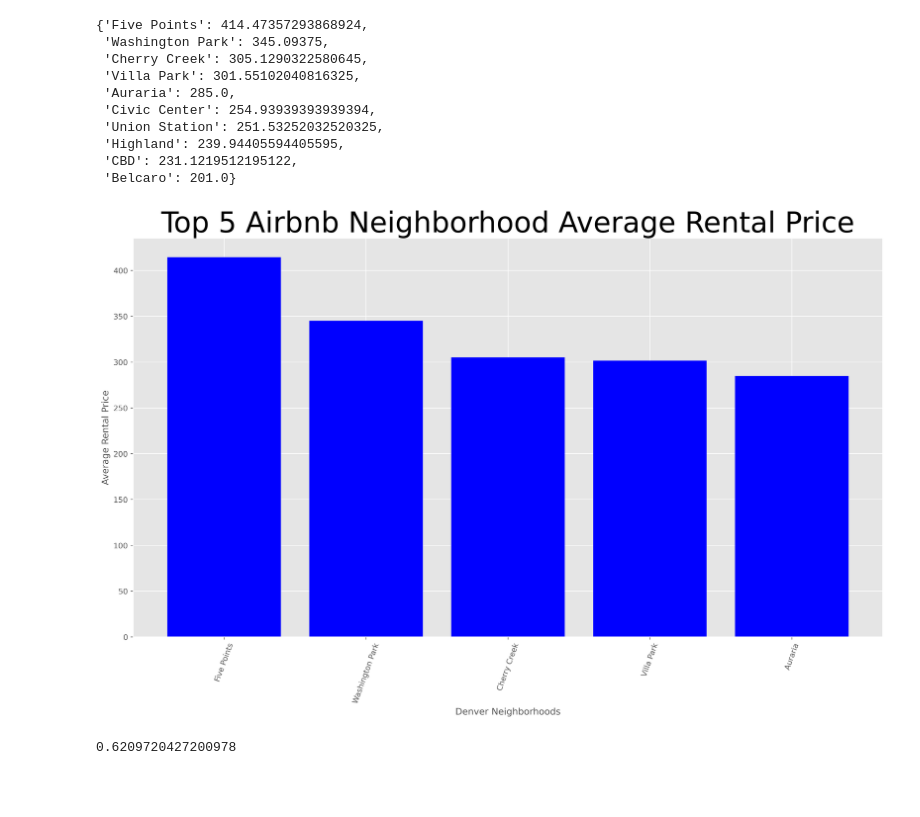
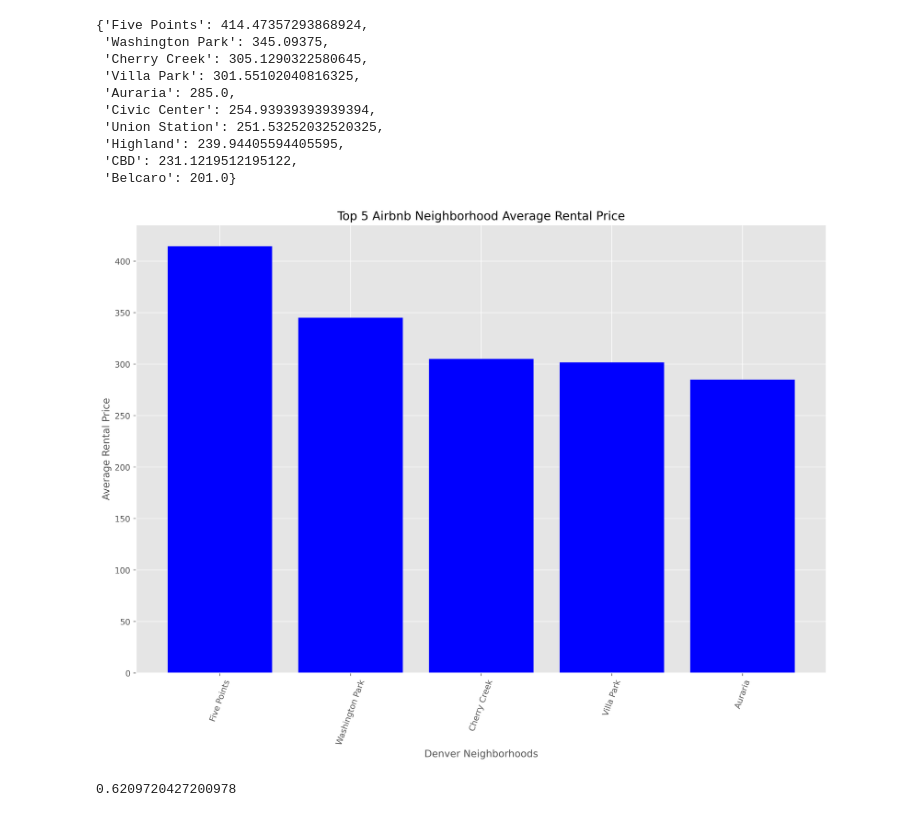
Before and after one commit to TNBakke/denver_airbnb, a Jupyter notebook: notebooks/denver_airbnb_pricing_eda.ipynb, the cells around one changed output. Cells and saved outputs as stored; diff of their text form; code cells hidden in the pictures; blank space fills up the shorter version.

Commit message:
final plots

```diff
--- a/notebooks/denver_airbnb_pricing_eda.ipynb
+++ b/notebooks/denver_airbnb_pricing_eda.ipynb
@@ -454,7 +454,7 @@ plt.show()
 [figure]
 # %%
 import pandas as pd
-feb_2020_df = pd.read_csv('./data/feb_2020/feb_2020_listings.csv')
+feb_2020_df = pd.read_csv('../data/feb_2020/feb_2020_listings.csv')
 # %%
 feb_2020_df.head()
 # %% [output]
@@ -548,27 +538,27 @@ top_10_neighborhood_prices('./data/feb_2020/feb_2020_listings.csv')
 # %%
 import matplotlib.pyplot as plt
 plt.style.use('ggplot')
-font = {'weight':'bold', 'size':22}
+font = {'weight':'bold', 'size':24}
 
 neighb_price_d = dict(feb_2020_group['price'].mean().sort_values(ascending=False).head(5))
 
 neighb_list = neighb_price_d.keys()
 neighb_price_list = neighb_price_d.values()
 
 fig, ax = plt.subplots(figsize=(15,10))
 plt.rcParams['figure.dpi'] = 400
-plt.rcParams.update({'font.size': 26})
+# plt.rcParams.update({'font.size': 26})
 
 ax.bar(neighb_list, neighb_price_list, color = 'b')
 ax.set_title('Top 5 Airbnb Neighborhood Average Rental Price')
 ax.set_xlabel('Denver Neighborhoods')
 ax.set_ylabel('Average Rental Price')
 plt.xticks(rotation=70)
-plt.tight_layout()
+# plt.tight_layout()
 
 plt.show()
 # %% [output]
-[figure, old version]
+[figure, new version]
 # %%
 def occupancy_rate(file_path):
     '''
```
Also changed, not shown: parts of 1 cell of this notebook, 3 other files.
